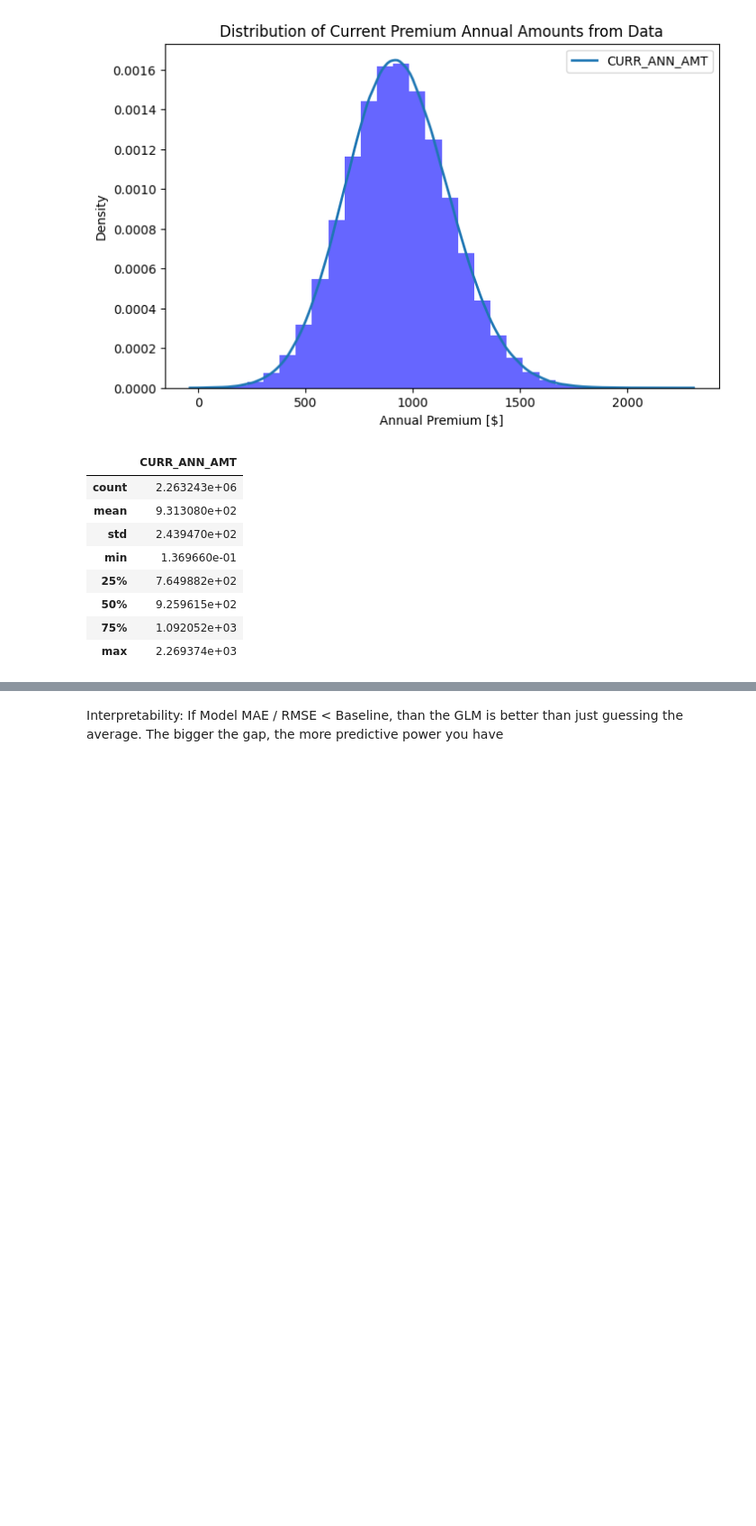
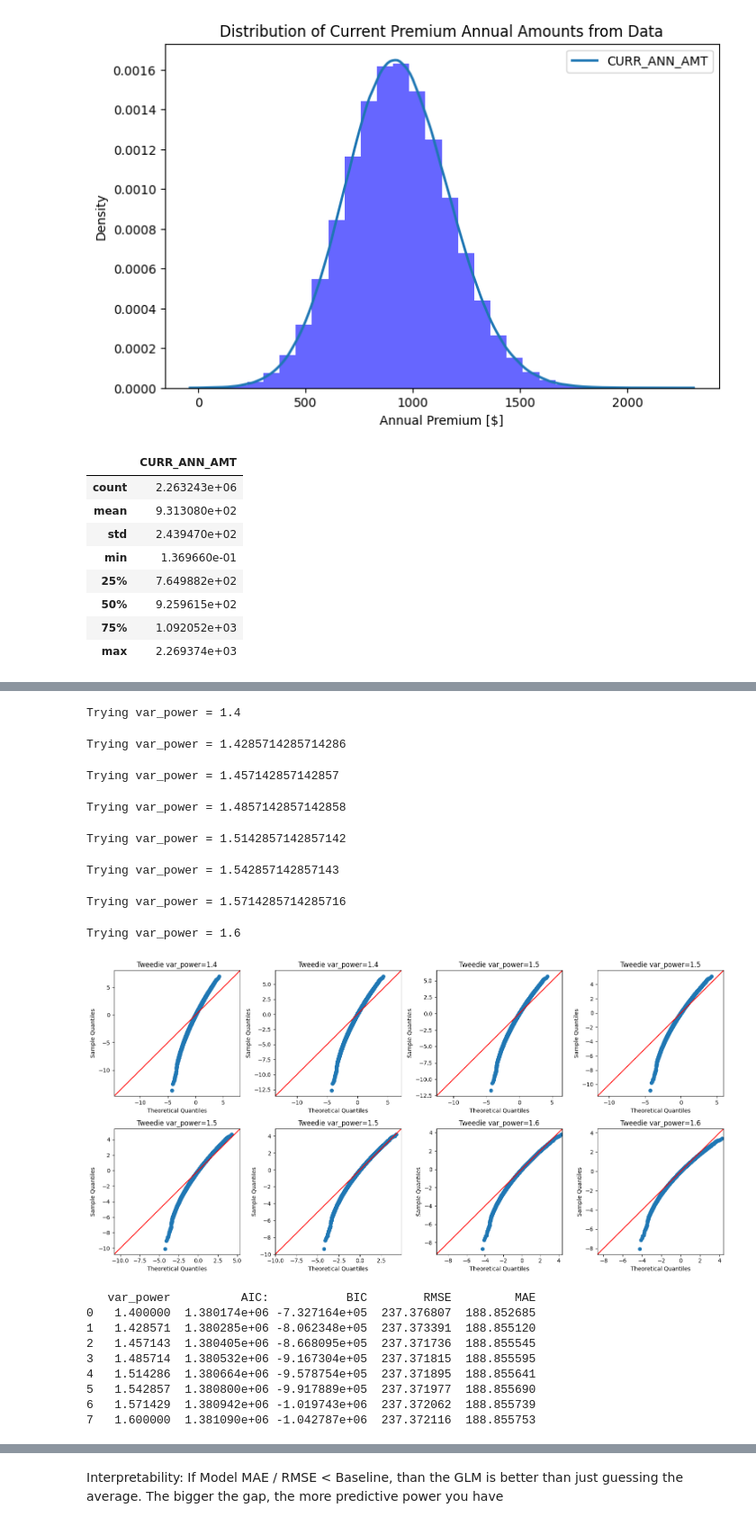
Before and after one commit to jackdecker2002/Auto_Insurance_Premium_Predictions_with_GLM, a Jupyter notebook: Python/StatisticalAnalysis.ipynb, the cells around one changed output, grey strips where cells are left out. Shown: that part at 90% size. Cells and saved outputs as stored; diff of their text form; code cells hidden in the pictures; blank space fills up the shorter version.

```diff
--- a/Python/StatisticalAnalysis.ipynb
+++ b/Python/StatisticalAnalysis.ipynb
@@ -96,0 +219,63 @@ LENGTH_OF_RESIDENCE_missing -4.925e-06   1.47e-07    -33.502      0.000   -5.21e
+# %%
+# Let's now hone in between 1.4 and 1.6 (We can see this curve is fitting more towards a Gamma distribution)
+from sklearn.metrics import mean_squared_error
+
+var_powers = np.linspace(1.4,1.6,8)
+
+sample_size = 100_000
+X_sample = X_train_sm[:sample_size]
+y_sample = y_train[:sample_size]
+
+results = []
+
+fig, axes = plt.subplots(2,4,figsize=(16,8))
+axes = axes.flatten()
+
+for ax, vp in zip(axes, var_powers):
+    try:
+        print(f"Trying var_power = {vp}")
+        model = sm.GLM(
+            y_sample,
+            X_sample,
+            family = sm.families.Tweedie(var_power=vp) # Default link function for this is identity so we are all set with that already
+        ).fit()
+
+        sm.qqplot(model.resid_deviance,line='45',ax=ax)
+        ax.set_title(f"Tweedie var_power={vp:.1f}")
+
+        y_pred = model.predict(X_test_sm)
+        MSE = mean_squared_error(y_test,y_pred)
+        RMSE = np.sqrt(MSE)
+        MAE = mean_absolute_error(y_test,y_pred)
+
+        results.append({'var_power':vp,'AIC:':model.aic,'BIC':model.bic,'RMSE':RMSE,'MAE':MAE})
+
+
+    except Exception as e:
+        ax.text(0.5, 0.5, f"Error:\n{str(e)}", ha='center', va='center', wrap=True)
+        ax.set_title(f"var_power={vp:.1f} (Error)")
+
+plt.tight_layout()
+plt.show() #
+
+results_df = pd.DataFrame(results)
+print(results_df)
+# %% [output]
+Trying var_power = 1.4
+Trying var_power = 1.4285714285714286
+Trying var_power = 1.457142857142857
+Trying var_power = 1.4857142857142858
+Trying var_power = 1.5142857142857142
+Trying var_power = 1.542857142857143
+Trying var_power = 1.5714285714285716
+Trying var_power = 1.6
+[figure, added]
+   var_power          AIC:           BIC        RMSE         MAE
+0   1.400000  1.380174e+06 -7.327164e+05  237.376807  188.852685
+1   1.428571  1.380285e+06 -8.062348e+05  237.373391  188.855120
+2   1.457143  1.380405e+06 -8.668095e+05  237.371736  188.855545
+3   1.485714  1.380532e+06 -9.167304e+05  237.371815  188.855595
+4   1.514286  1.380664e+06 -9.578754e+05  237.371895  188.855641
+5   1.542857  1.380800e+06 -9.917889e+05  237.371977  188.855690
+6   1.571429  1.380942e+06 -1.019743e+06  237.372062  188.855739
+7   1.600000  1.381090e+06 -1.042787e+06  237.372116  188.855753
```
Also changed, not shown: parts of 36 cells of this notebook.
